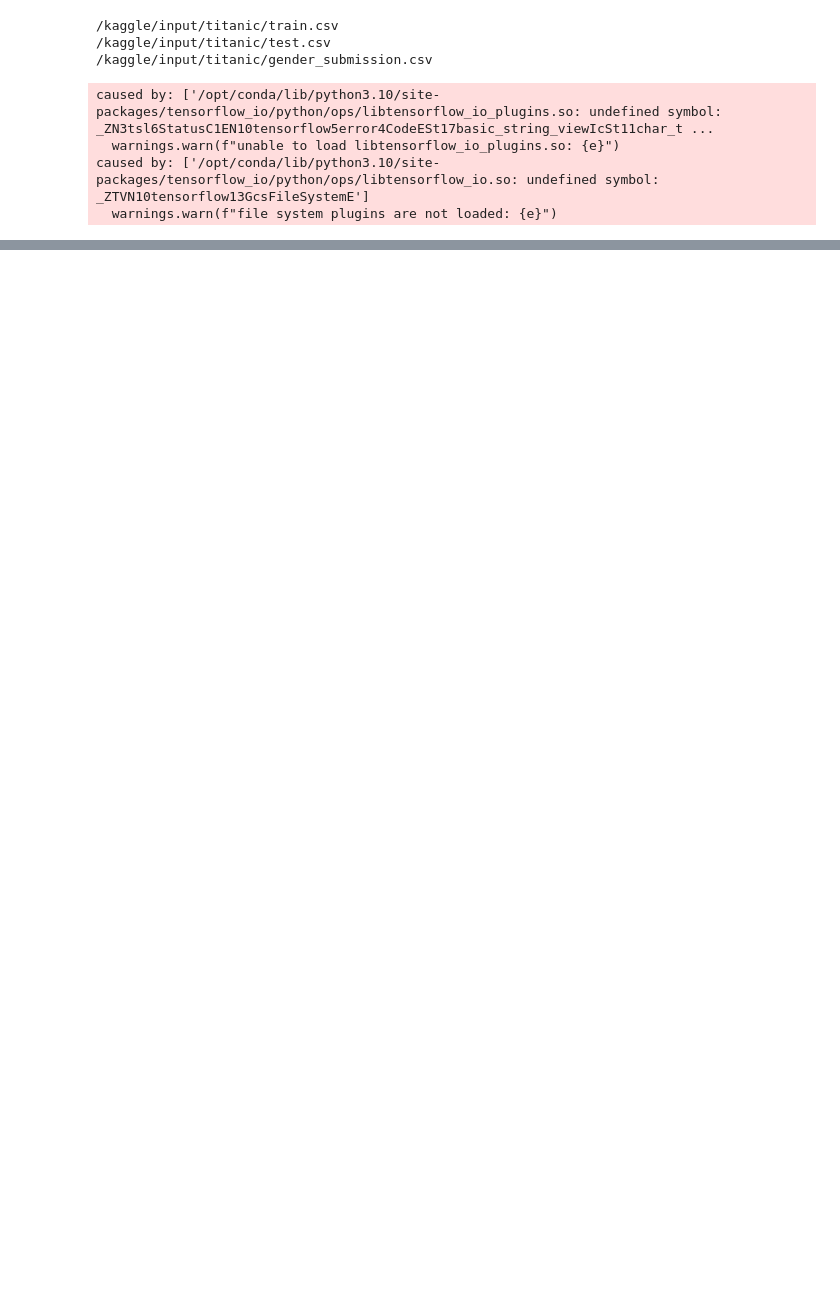
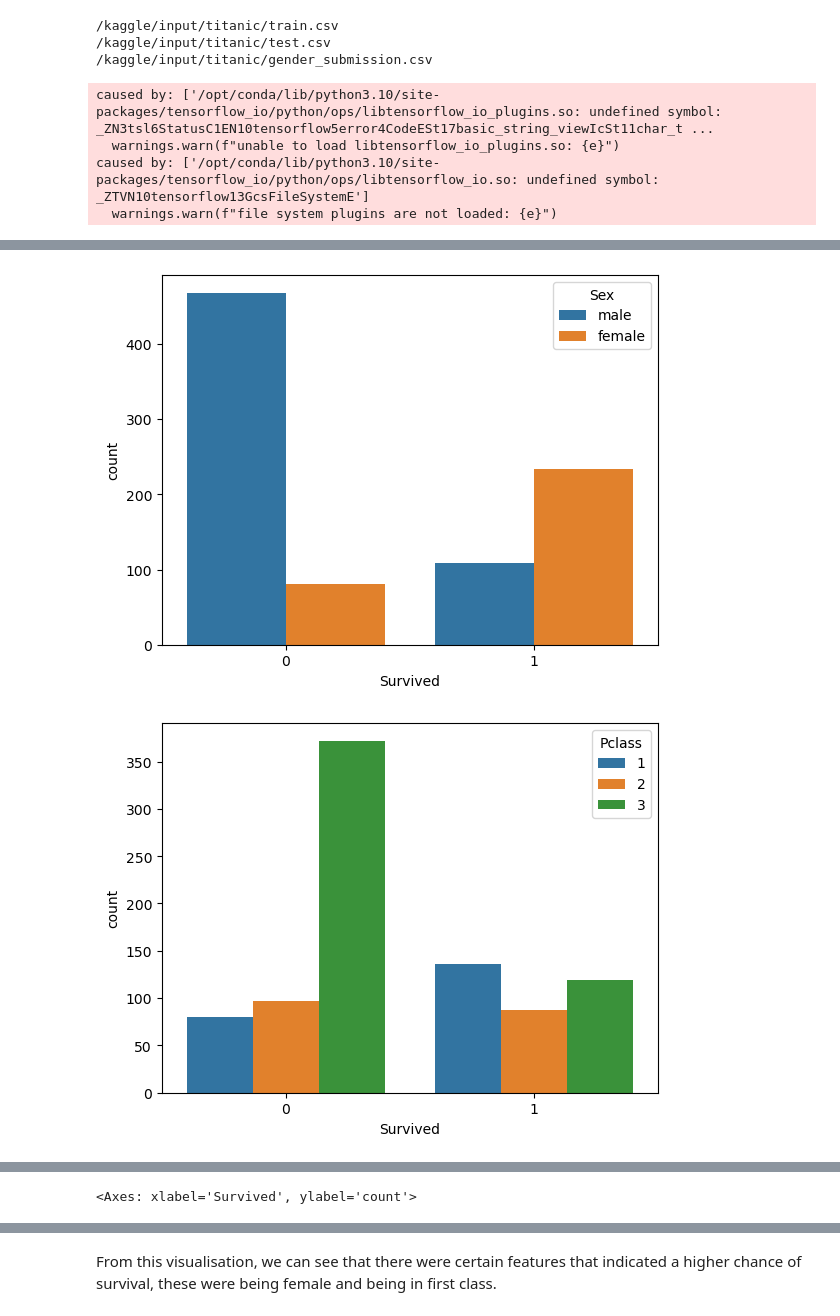
Before and after one commit to theoreid11/DAML, a Jupyter notebook: theo-s-titanic-solution.ipynb, the cells around one changed output, grey strips where cells are left out. Cells and saved outputs as stored; diff of their text form; code cells hidden in the pictures; blank space fills up the shorter version.

```diff
--- a/theo-s-titanic-solution.ipynb
+++ b/theo-s-titanic-solution.ipynb
@@ -92,0 +127,13 @@ Y_val = np.array(Y_val, dtype=np.float32)
+# %%
+#data visualisation
+#plt.figure(figsize=(8,6))
+sns.countplot(x='Survived',hue = 'Sex', data= train_df)
+plt.show()
+sns.countplot(x='Survived',hue = 'Pclass', data= train_df)
+plt.show()
+sns.countplot(x='Survived',hue = 'Parch', data= train_df)
+plt.show()
+sns.countplot(x='Survived',hue = 'Embarked', data= train_df)
+# %% [output]
+[figure, added]
+[figure, added]
@@ -92,0 +141 @@ Y_val = np.array(Y_val, dtype=np.float32)
+<Axes: xlabel='Survived', ylabel='count'>
@@ -93,3 +143,5 @@ Y_val = np.array(Y_val, dtype=np.float32)
+# %% [markdown]
+From this visualisation, we can see that there were certain features that indicated a higher chance of survival, these were being female and being in first class.
 # %%
 model = Sequential()
 model.add(Dense(64,input_shape=(X_train.shape[1],),activation = 'relu'))
```
Also changed, not shown: parts of 11 cells of this notebook.
